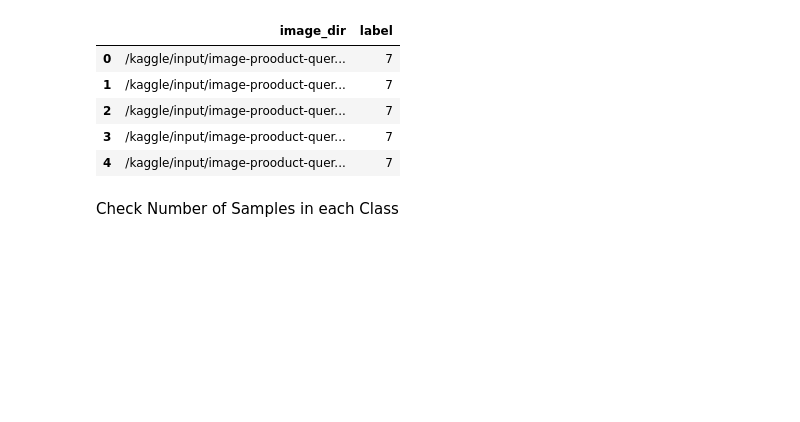
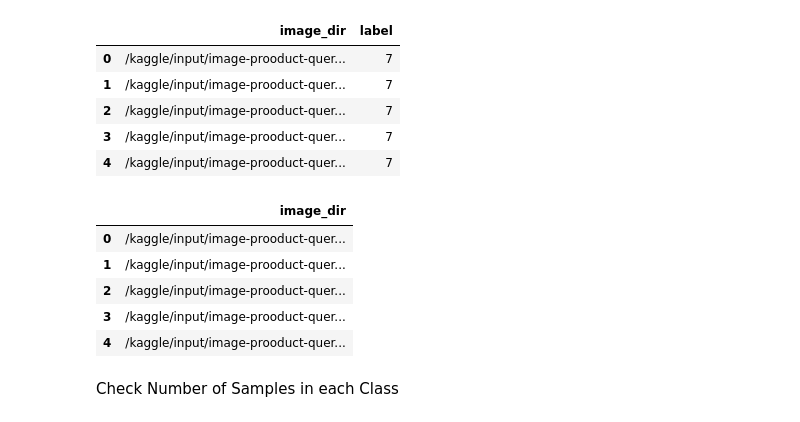
Before and after one commit to mr-robot77/Quera_G11-Project3, a Jupyter notebook: image_product_classification.ipynb, the cells around one changed output. Saved outputs shown, nothing was run; the diff lists cells and outputs as text; code cells hidden in the pictures; blank space fills up the shorter version.

```diff
--- a/image_product_classification.ipynb
+++ b/image_product_classification.ipynb
@@ -56,6 +57,7 @@ class_names
 Read Path of all Train Images
 # %%
 image_dirs = list(glob.glob(train_data_dir + '/**/*.*'))
+test_image_dirs = list(glob.glob(test_data_dir + '/*.*'))
 # %%
 len(image_dirs)
 # %% [output]
@@ -80,6 +82,16 @@ data.head()
 | 2 | /kaggle/input/image-prooduct-quer... | 7 |
 | 3 | /kaggle/input/image-prooduct-quer... | 7 |
 | 4 | /kaggle/input/image-prooduct-quer... | 7 |
+# %%
+test_data = pd.DataFrame({'image_dir':test_image_dirs})
+test_data.head()
+# %% [output]
+|  | image_dir |
+| 0 | /kaggle/input/image-prooduct-quer... |
+| 1 | /kaggle/input/image-prooduct-quer... |
+| 2 | /kaggle/input/image-prooduct-quer... |
+| 3 | /kaggle/input/image-prooduct-quer... |
+| 4 | /kaggle/input/image-prooduct-quer... |
 # %% [markdown]
 Check Number of Samples in each Class
 # %%
```
Also changed, not shown: parts of 20 cells of this notebook.
